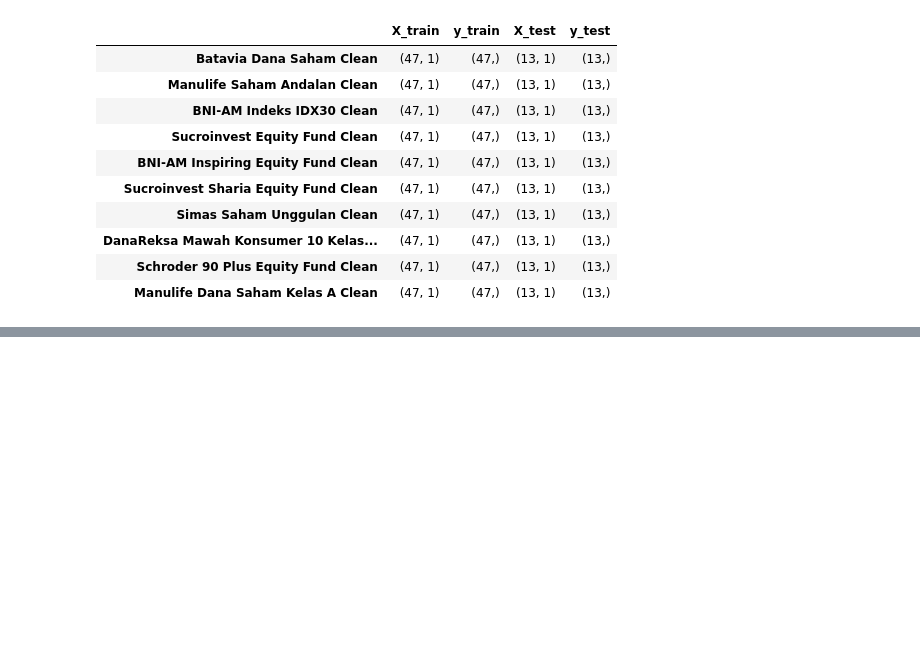
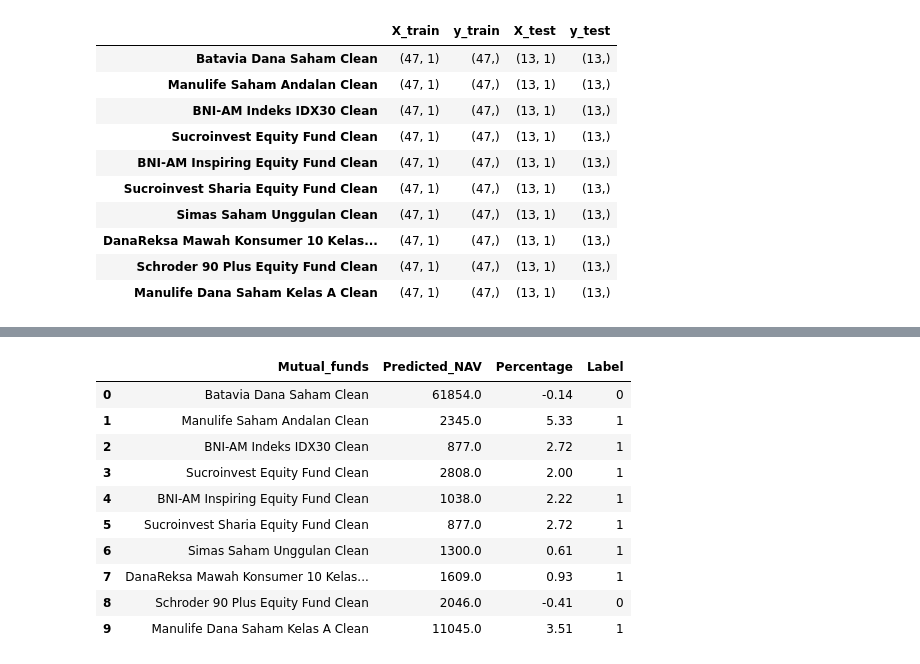
Before and after one commit to H8-Assignments-Bay/p2---final-project-ftds-016-rmt-group-002, a Jupyter notebook: modelling/Modelling_highrisk.ipynb, the cells around one changed output, grey strips where cells are left out. Saved outputs shown, nothing was run; the diff lists cells and outputs as text; code cells hidden in the pictures; blank space fills up the shorter version.

```diff
--- a/modelling/Modelling_highrisk.ipynb
+++ b/modelling/Modelling_highrisk.ipynb
@@ -375 +433,25 @@ date
 Name: value, dtype: float64
+# %%
+label = []
+percent = []
+saham = []
+values = []
+
+for i, val in enumerate(dataset):
+  npred = {}
+  npred = forecast(1, val)
+
+  if npred[-2] <= npred[-1]:
+    xy = npred[-1] - npred[-2]
+    per = round(xy/npred[-2]*100,2)
+    percent.append(per)
+    label.append(1)
+    saham.append(val)
+    values.append(npred[-1])
+  else:
+    xy = npred[-1] - npred[-2]
+    per = round(xy/npred[-2]*100,2)
+    percent.append(per)
+    label.append(0)
+    saham.append(val)
+    values.append(npred[-1])
@@ -375,0 +469,22 @@ Name: value, dtype: float64
+# %%
+outputs = {
+    'Mutual_funds' : saham,
+    'Predicted_NAV' : values,
+    'Percentage' : percent,
+    'Label' : label
+}
+# %%
+final_saham = pd.DataFrame(outputs)
+final_saham
+# %% [output]
+|  | Mutual_funds | Predicted_NAV | Percentage | Label |
+| 0 | Batavia Dana Saham Clean | 61854.0 | -0.14 | 0 |
+| 1 | Manulife Saham Andalan Clean | 2345.0 | 5.33 | 1 |
+| 2 | BNI-AM Indeks IDX30 Clean | 877.0 | 2.72 | 1 |
+| 3 | Sucroinvest Equity Fund Clean | 2808.0 | 2.00 | 1 |
+| 4 | BNI-AM Inspiring Equity Fund Clean | 1038.0 | 2.22 | 1 |
+| 5 | Sucroinvest Sharia Equity Fund Clean | 877.0 | 2.72 | 1 |
+| 6 | Simas Saham Unggulan Clean | 1300.0 | 0.61 | 1 |
+| 7 | DanaReksa Mawah Konsumer 10 Kelas... | 1609.0 | 0.93 | 1 |
+| 8 | Schroder 90 Plus Equity Fund Clean | 2046.0 | -0.41 | 0 |
+| 9 | Manulife Dana Saham Kelas A Clean | 11045.0 | 3.51 | 1 |
```
Also changed, not shown: parts of 20 cells of this notebook.
